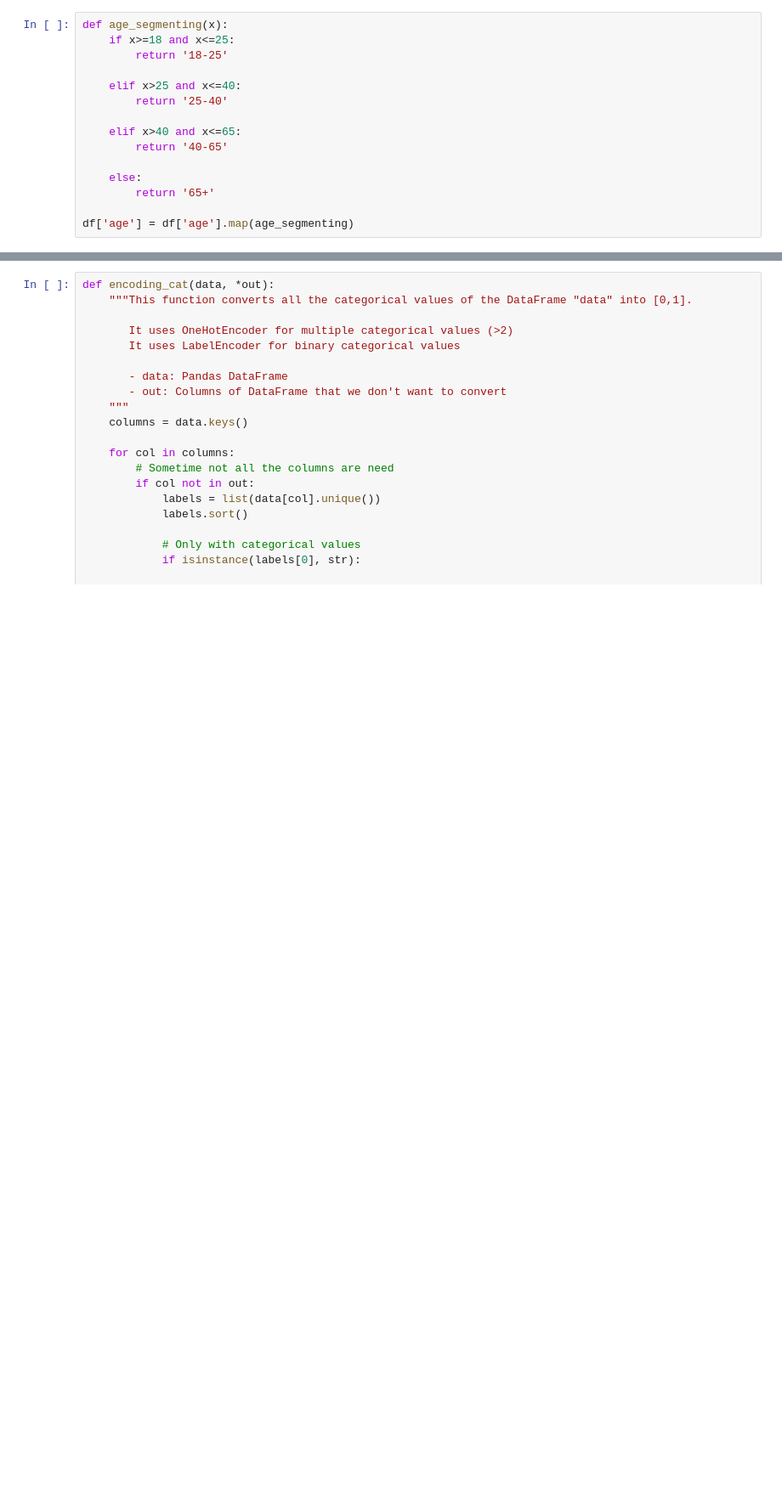
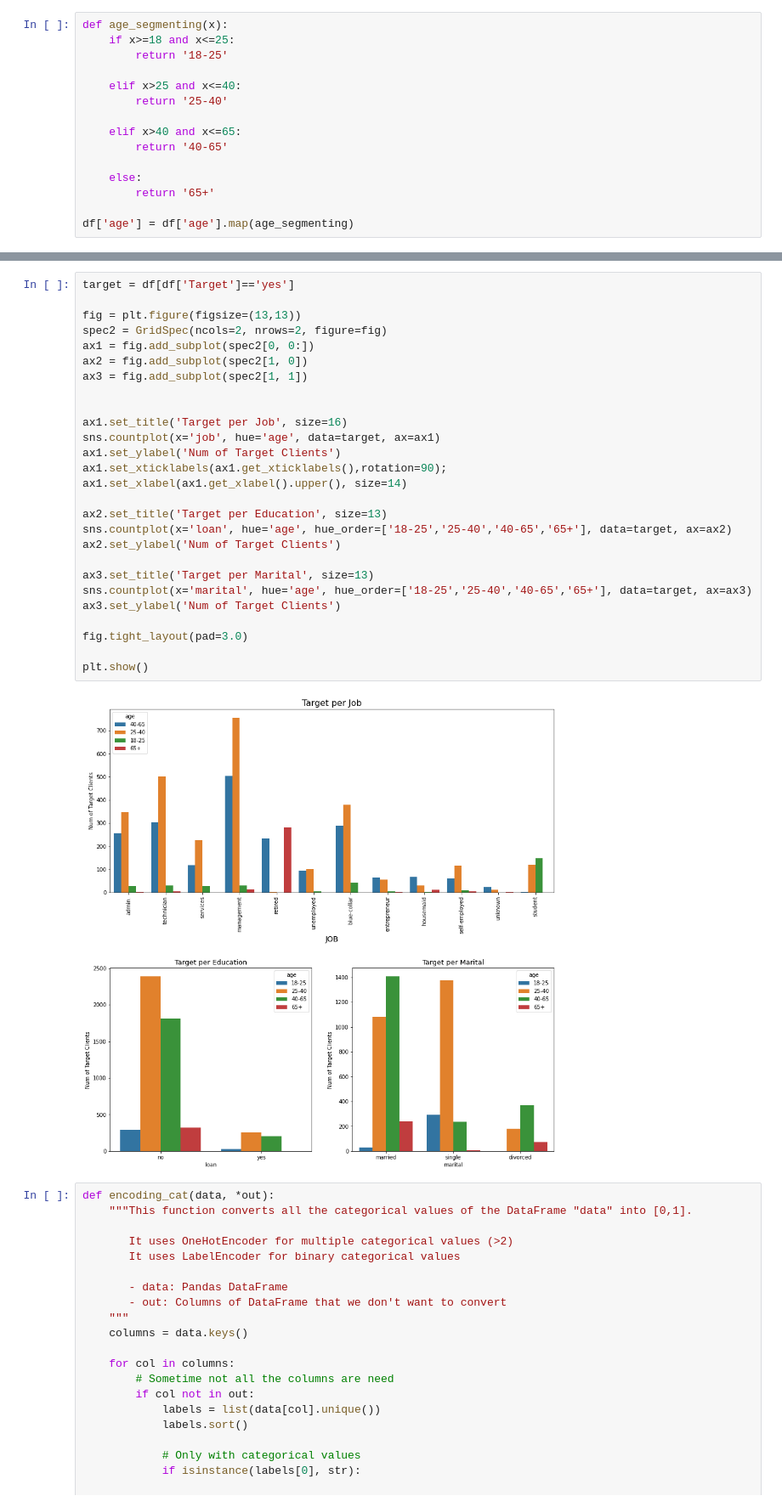
Before and after one commit to TheWangAndOnly/Banking, a Jupyter notebook: Biagio_Notebook.ipynb, the cells around one changed output, grey strips where cells are left out. Shown: that part at 85% size. Drawn from its saved outputs; the diff is of its cells as text; blank space fills up the shorter version.

```diff
--- a/Biagio_Notebook.ipynb
+++ b/Biagio_Notebook.ipynb
@@ -65,3 +69,32 @@ df.head()
+# %%
+target = df[df['Target']=='yes']
+
+fig = plt.figure(figsize=(13,13))
+spec2 = GridSpec(ncols=2, nrows=2, figure=fig)
+ax1 = fig.add_subplot(spec2[0, 0:])
+ax2 = fig.add_subplot(spec2[1, 0])
+ax3 = fig.add_subplot(spec2[1, 1])
+
+
+ax1.set_title('Target per Job', size=16)
+sns.countplot(x='job', hue='age', data=target, ax=ax1)
+ax1.set_ylabel('Num of Target Clients')
+ax1.set_xticklabels(ax1.get_xticklabels(),rotation=90);
+ax1.set_xlabel(ax1.get_xlabel().upper(), size=14)
+
+ax2.set_title('Target per Education', size=13)
+sns.countplot(x='loan', hue='age', hue_order=['18-25','25-40','40-65','65+'], data=target, ax=ax2)
+ax2.set_ylabel('Num of Target Clients')
+
+ax3.set_title('Target per Marital', size=13)
+sns.countplot(x='marital', hue='age', hue_order=['18-25','25-40','40-65','65+'], data=target, ax=ax3)
+ax3.set_ylabel('Num of Target Clients')
+
+fig.tight_layout(pad=3.0)
+
+plt.show()
+# %% [output]
+[figure, added]
 # %%
 def encoding_cat(data, *out):
     """This function converts all the categorical values of the DataFrame "data" into [0,1].
```
Also changed, not shown: parts of 12 cells of this notebook.
